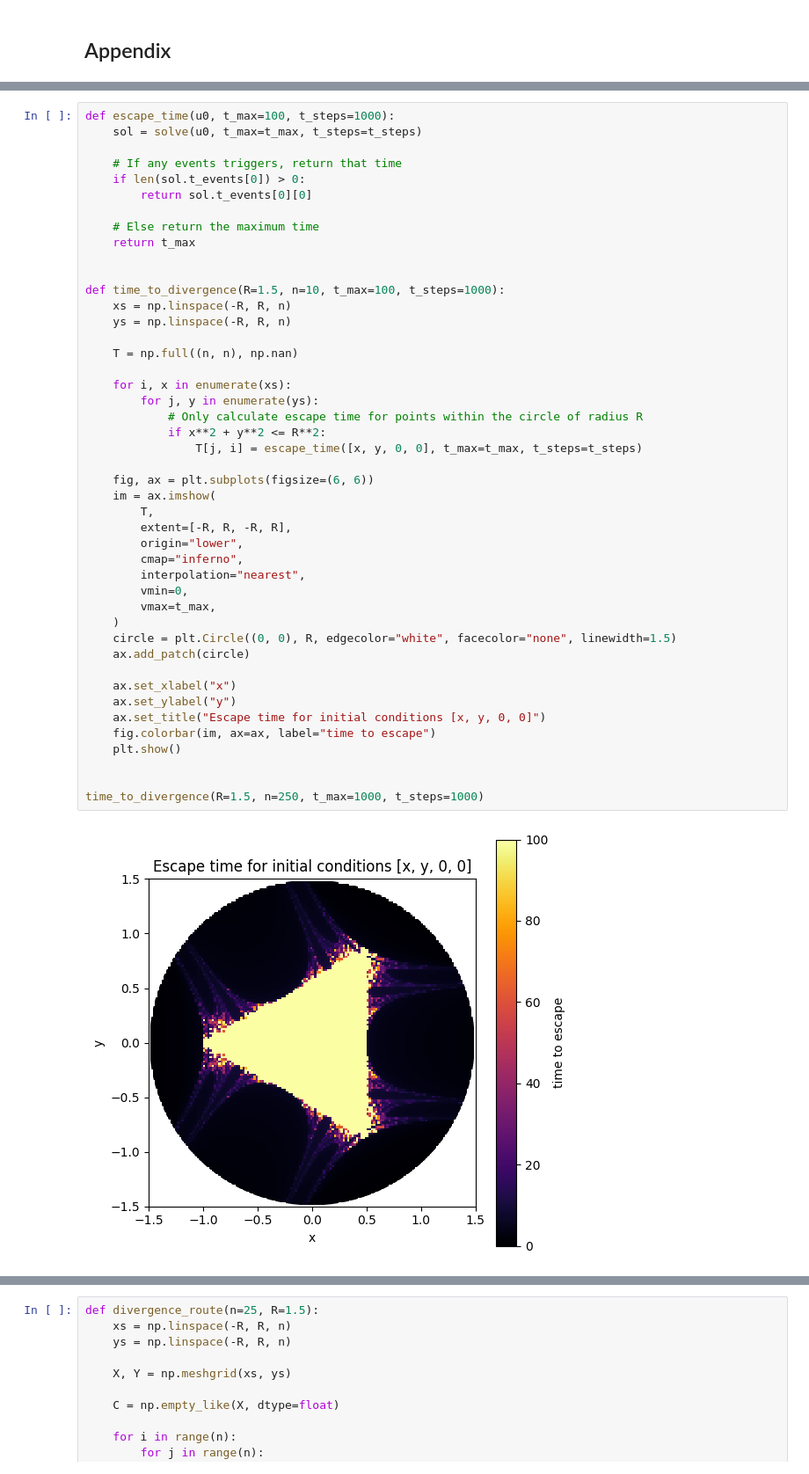
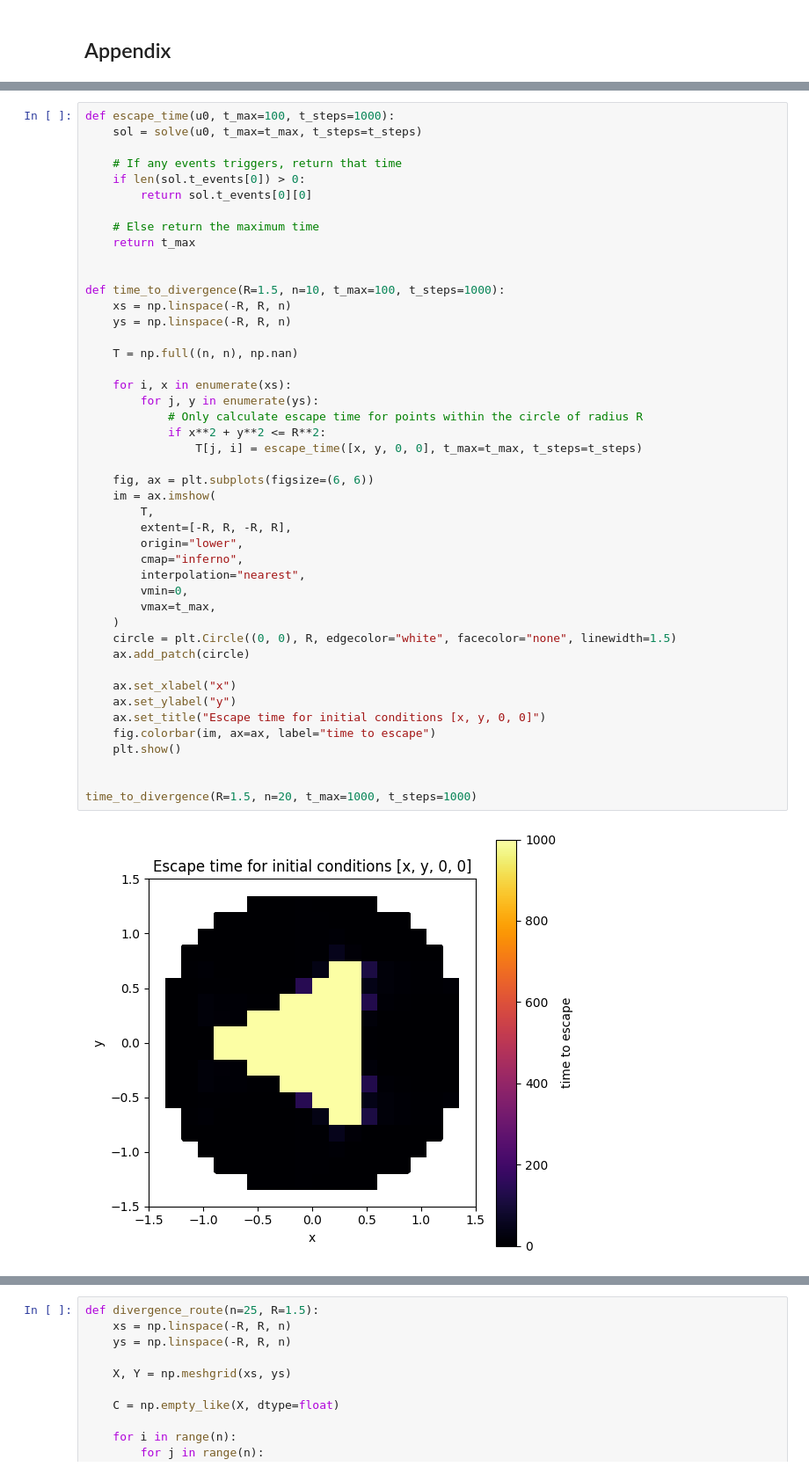
Before and after one commit to ProgramPhantom/MPS224-Scientific-Computing, a Jupyter notebook: Assignment 2/assignment2.ipynb, the cells around one changed output, grey strips where cells are left out. Shown at 88% size. Drawn from its saved outputs; the diff is of its cells as text.

```diff
--- a/Assignment 2/assignment2.ipynb
+++ b/Assignment 2/assignment2.ipynb
@@ -1202,32 +1225,32 @@ def time_to_divergence(R=1.5, n=10, t_max=100, t_steps=1000):
 
     T = np.full((n, n), np.nan)
 
     for i, x in enumerate(xs):
         for j, y in enumerate(ys):
             # Only calculate escape time for points within the circle of radius R
             if x**2 + y**2 <= R**2:
                 T[j, i] = escape_time([x, y, 0, 0], t_max=t_max, t_steps=t_steps)
 
     fig, ax = plt.subplots(figsize=(6, 6))
     im = ax.imshow(
         T,
         extent=[-R, R, -R, R],
         origin="lower",
         cmap="inferno",
         interpolation="nearest",
         vmin=0,
         vmax=t_max,
     )
     circle = plt.Circle((0, 0), R, edgecolor="white", facecolor="none", linewidth=1.5)
     ax.add_patch(circle)
 
     ax.set_xlabel("x")
     ax.set_ylabel("y")
     ax.set_title("Escape time for initial conditions [x, y, 0, 0]")
     fig.colorbar(im, ax=ax, label="time to escape")
     plt.show()
 
 
-time_to_divergence(R=1.5, n=250, t_max=1000, t_steps=1000)
+time_to_divergence(R=1.5, n=20, t_max=1000, t_steps=1000)
 # %% [output]
-[figure, old version]
+[figure, new version]
```
Also changed, not shown: parts of 14 cells of this notebook, 1 other file.
